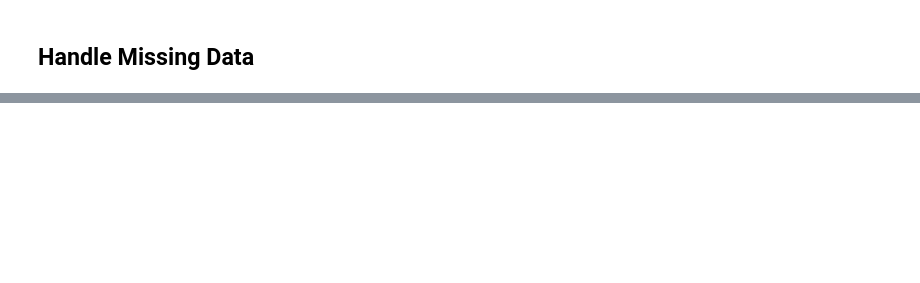
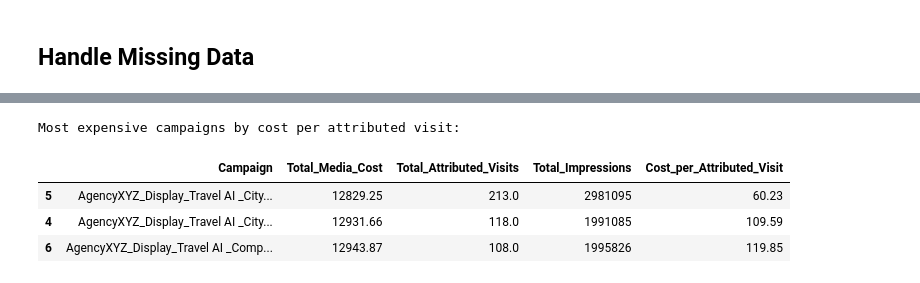
Before and after one commit to EzraGoldberg/portfolio-projects, a Jupyter notebook: 2. Tech Interview Prep/Weather Adtech Data Science/notebooks/Case_Study.ipynb, the cells around one changed output, grey strips where cells are left out. Saved outputs shown, nothing was run; the diff lists cells and outputs as text; code cells hidden in the pictures; blank space fills up the shorter version.

```diff
--- a/2. Tech Interview Prep/Weather Adtech Data Science/notebooks/Case_Study.ipynb
+++ b/2. Tech Interview Prep/Weather Adtech Data Science/notebooks/Case_Study.ipynb
@@ -724,0 +759,9 @@ Derived metric behavior for those rows:
+# %%
+print("Most expensive campaigns by cost per attributed visit:")
+efficiency_by_campaign.tail(3)
+# %% [output]
+Most expensive campaigns by cost per attributed visit:
+|  | Campaign | Total_Media_Cost | Total_Attributed_Visits | Total_Impressions | Cost_per_Attributed_Visit |
+| 5 | AgencyXYZ_Display_Travel AI _City... | 12829.25 | 213.0 | 2981095 | 60.23 |
+| 4 | AgencyXYZ_Display_Travel AI _City... | 12931.66 | 118.0 | 1991085 | 109.59 |
+| 6 | AgencyXYZ_Display_Travel AI _Comp... | 12943.87 | 108.0 | 1995826 | 119.85 |
```
Also changed, not shown: parts of 13 cells of this notebook.
